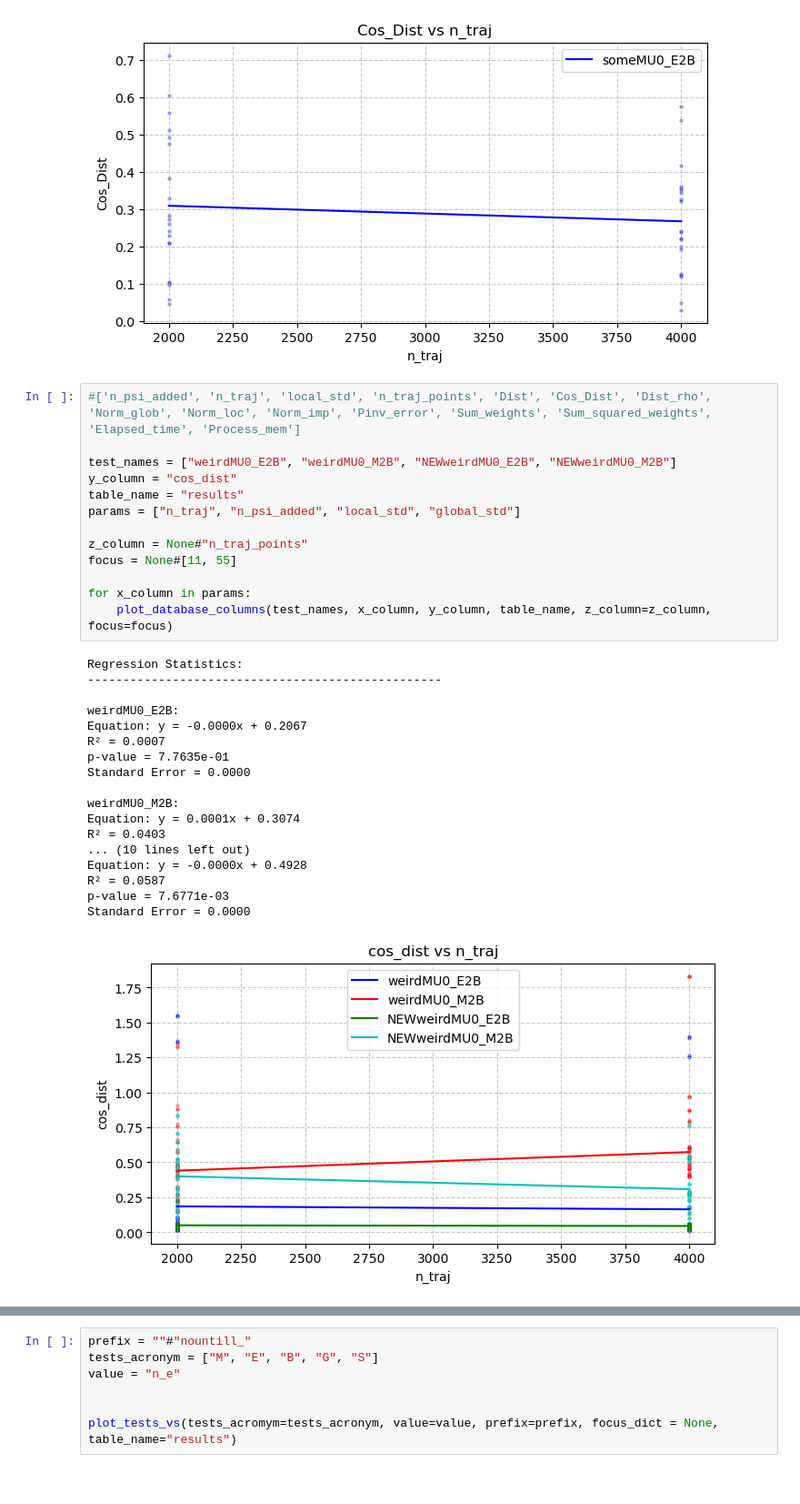
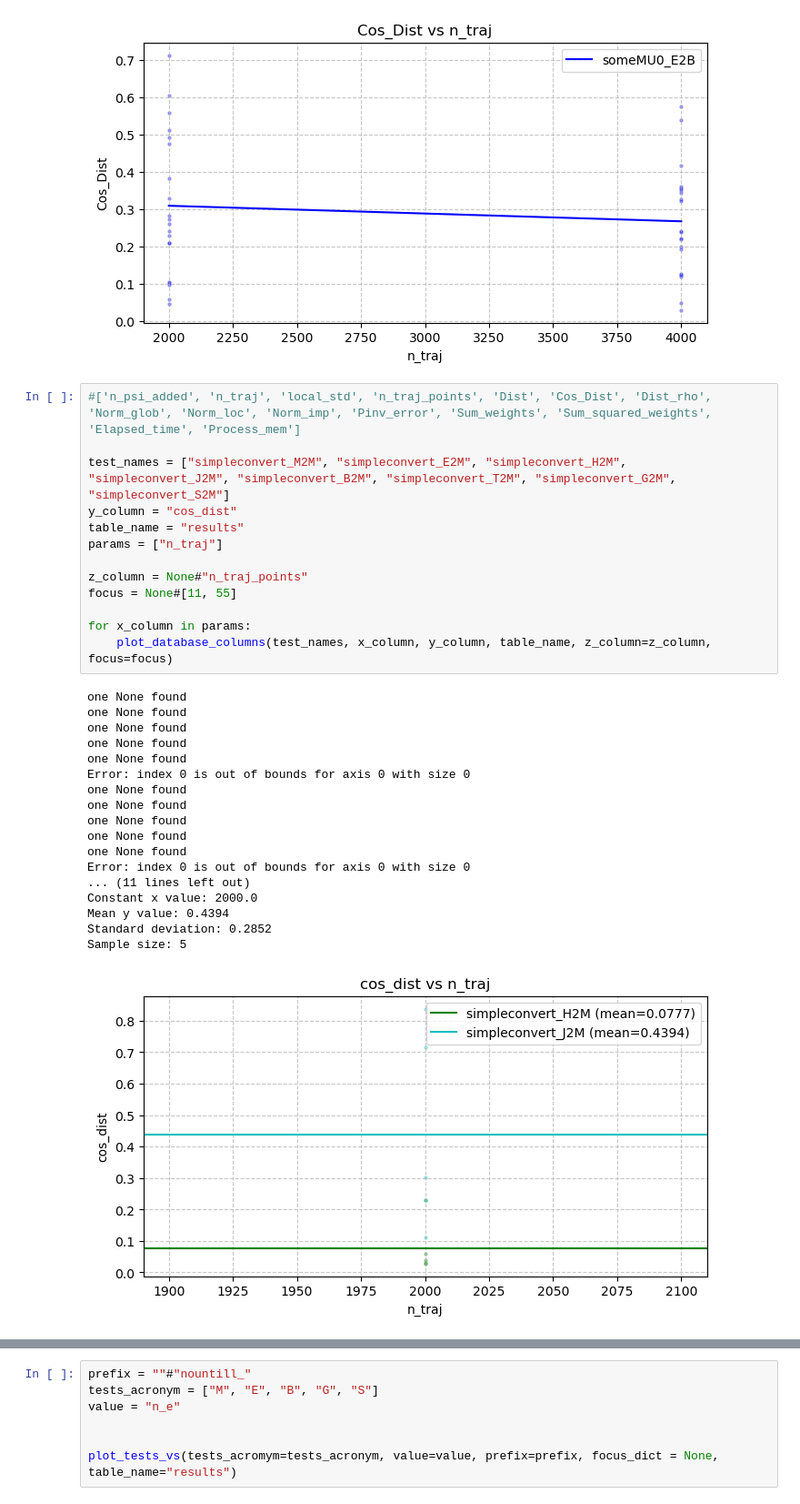
Before and after one commit to Gianmarco-Sarnelli/STL_explainability, a Jupyter notebook: Results_new.ipynb, the cells around one changed output, grey strips where cells are left out. Shown at 91% size. Drawn from its saved outputs; the diff is of its cells as text.

```diff
--- a/Results_new.ipynb
+++ b/Results_new.ipynb
@@ -382,32 +402,32 @@ Standard Error = 0.0000
 # %%
 #['n_psi_added', 'n_traj', 'local_std', 'n_traj_points', 'Dist', 'Cos_Dist', 'Dist_rho', 'Norm_glob', 'Norm_loc', 'Norm_imp', 'Pinv_error', 'Sum_weights', 'Sum_squared_weights', 'Elapsed_time', 'Process_mem']
 
-test_names = ["weirdMU0_E2B", "weirdMU0_M2B", "NEWweirdMU0_E2B", "NEWweirdMU0_M2B"]
+test_names = ["simpleconvert_M2M", "simpleconvert_E2M", "simpleconvert_H2M", "simpleconvert_J2M", "simpleconvert_B2M", "simpleconvert_T2M", "simpleconvert_G2M", "simpleconvert_S2M"]
 y_column = "cos_dist"
 table_name = "results"
-params = ["n_traj", "n_psi_added", "local_std", "global_std"]
+params = ["n_traj"]
 
 z_column = None#"n_traj_points"
 focus = None#[11, 55]
 
 for x_column in params:
     plot_database_columns(test_names, x_column, y_column, table_name, z_column=z_column, focus=focus)
 # %% [output]
-Regression Statistics:
---------------------------------------------------
-
-weirdMU0_E2B:
-Equation: y = -0.0000x + 0.2067
-R² = 0.0007
-p-value = 7.7635e-01
-Standard Error = 0.0000
-
-weirdMU0_M2B:
-Equation: y = 0.0001x + 0.3074
-R² = 0.0403
-... (10 lines left out)
-Equation: y = -0.0000x + 0.4928
-R² = 0.0587
-p-value = 7.6771e-03
-Standard Error = 0.0000
+one None found
+one None found
+one None found
+one None found
+one None found
+Error: index 0 is out of bounds for axis 0 with size 0
+one None found
+one None found
+one None found
+one None found
+one None found
+Error: index 0 is out of bounds for axis 0 with size 0
+... (11 lines left out)
+Constant x value: 2000.0
+Mean y value: 0.4394
+Standard deviation: 0.2852
+Sample size: 5
-[figure, old version]
+[figure, new version]
```
Also changed, not shown: parts of 2 cells of this notebook.
